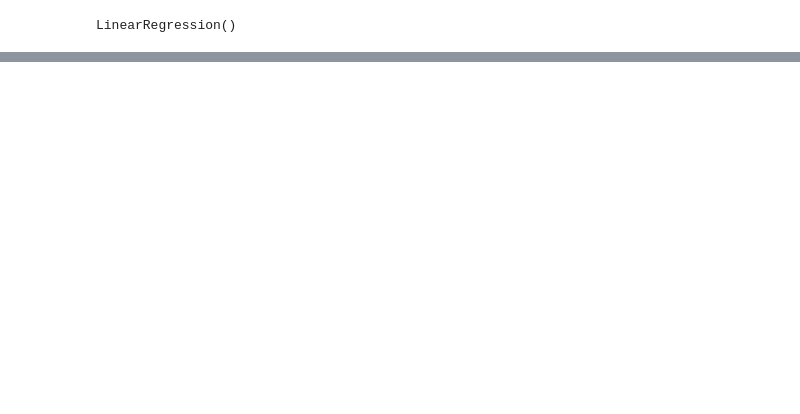
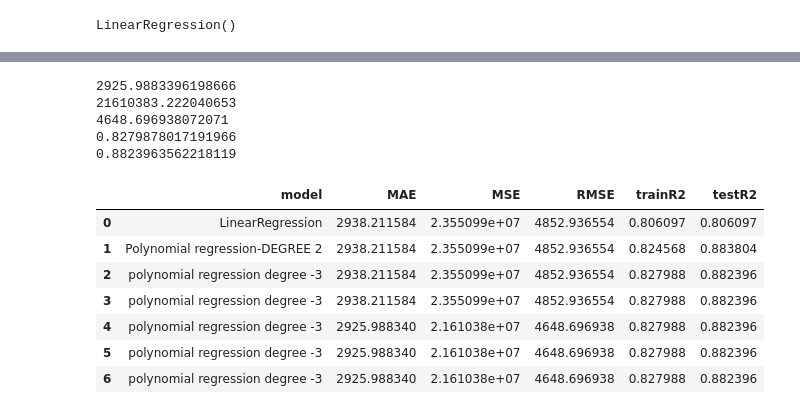
Before and after one commit to MogiliVeerendra/Medical-Cost-Prediction, a Jupyter notebook: notebooks/model_training.ipynb, the cells around one changed output, grey strips where cells are left out. Cells and saved outputs as stored; diff of their text form; code cells hidden in the pictures; blank space fills up the shorter version.

```diff
--- a/notebooks/model_training.ipynb
+++ b/notebooks/model_training.ipynb
@@ -168,0 +256,32 @@ print(r2)
+# %%
+print(mae)
+print(mse)
+print(rmse)
+print(trained_r2)
+print(tested_r2)
+# %% [output]
+2925.9883396198666
+21610383.222040653
+4648.696938072071
+0.8279878017191966
+0.8823963562218119
+# %%
+results.append({
+    "model":"polynomial regression degree -3",
+    "MAE":mae,
+    "MSE": mse,
+    "RMSE": rmse,
+    "trainR2": trained_r2,
+    "testR2": tested_r2
+})
+results_df = pd.DataFrame(results)
+results_df
+# %% [output]
+|  | model | MAE | MSE | RMSE | trainR2 | testR2 |
+| 0 | LinearRegression | 2938.211584 | 2.355099e+07 | 4852.936554 | 0.806097 | 0.806097 |
+| 1 | Polynomial regression-DEGREE 2 | 2938.211584 | 2.355099e+07 | 4852.936554 | 0.824568 | 0.883804 |
+| 2 | polynomial regression degree -3 | 2938.211584 | 2.355099e+07 | 4852.936554 | 0.827988 | 0.882396 |
+| 3 | polynomial regression degree -3 | 2938.211584 | 2.355099e+07 | 4852.936554 | 0.827988 | 0.882396 |
+| 4 | polynomial regression degree -3 | 2925.988340 | 2.161038e+07 | 4648.696938 | 0.827988 | 0.882396 |
+| 5 | polynomial regression degree -3 | 2925.988340 | 2.161038e+07 | 4648.696938 | 0.827988 | 0.882396 |
+| 6 | polynomial regression degree -3 | 2925.988340 | 2.161038e+07 | 4648.696938 | 0.827988 | 0.882396 |
```
Also changed, not shown: parts of 25 cells of this notebook.
